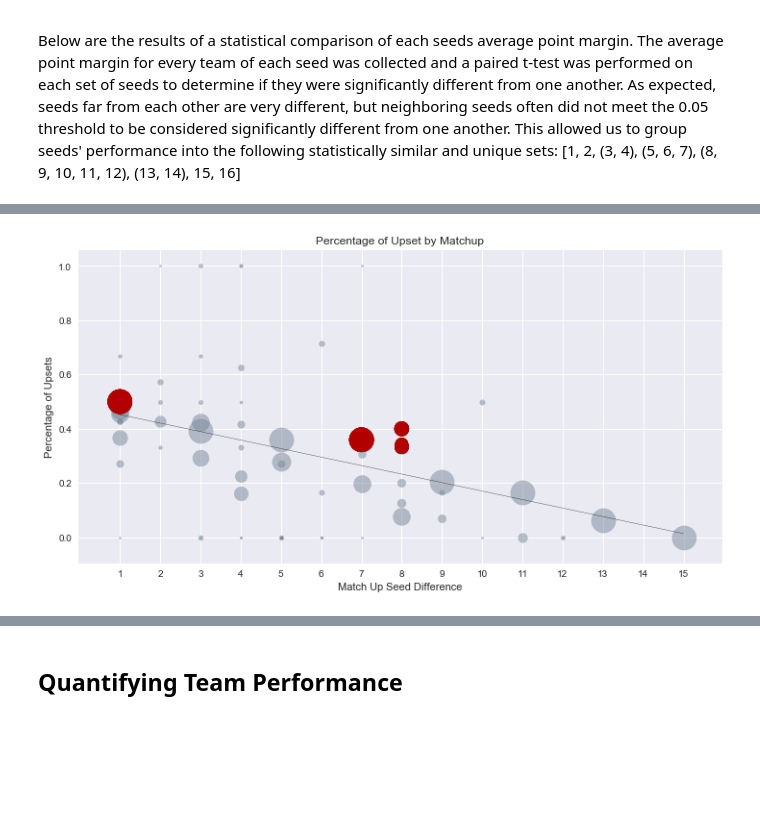
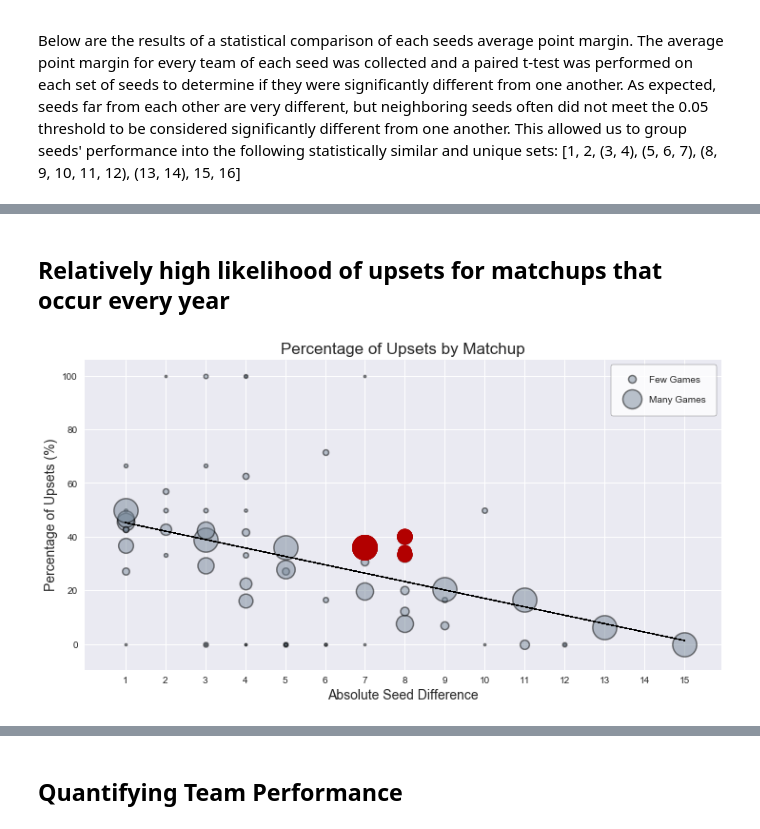
Before and after one commit to mmclaughlin87/march-madness-historical-perfomance, a Jupyter notebook: march_madness_analysis.ipynb, the cells around one changed output, grey strips where cells are left out. Saved outputs shown, nothing was run; the diff lists cells and outputs as text; code cells hidden in the pictures; blank space fills up the shorter version.

```diff
--- a/march_madness_analysis.ipynb
+++ b/march_madness_analysis.ipynb
@@ -370,10 +302,8 @@ last_year = 2016
 total_years = last_year - first_year
 upsets_df['games_per_year'] = upsets_df['total_games'] / total_years
 # %%
-##############################################################################################################
-# add bubble outlines
-##############################################################################################################
-
+## Function to create scatter plot comparing percentage of upset
+## and absolute seed difference for all matchup and seed differences
 def plot_all_matchups_best_fit(upsets_df, under_dog_df):
     plt.figure(figsize=(12,6))
     matchup_list = list(set(upsets_df['matchup']))
@@ -381,36 +311,41 @@ def plot_all_matchups_best_fit(upsets_df, under_dog_df):
         matchup = matchup_list[i]
         matchup_df = upsets_df[upsets_df['matchup'] == matchup]
         plt.scatter(matchup_df['abs_seed_diff'], matchup_df['upset_perc'],
-                    s=5*matchup_df['total_games'], c='#778899', alpha=0.5)  #484848
+                    s=matchup_df['total_games'] * 5, c='#778899',
+                    alpha=0.5, edgecolors='black', linewidth=1.5)
     plt.plot(under_dog_df['abs_seed_diff'], under_dog_df['best_fit'],
-         linewidth = .3, color = 'black')  #B20000
+             linewidth = .5, color = 'black')
     tick_loc = range(1,16)
     plt.xticks(tick_loc)
-    plt.title('Percentage of Upset by Matchup')
-    plt.xlabel('Match Up Seed Difference')
-    plt.ylabel('Percentage of Upsets')
+    plt.title('Percentage of Upsets by Matchup', fontsize=17)
+    plt.xlabel('Absolute Seed Difference', fontsize=14)
+    plt.ylabel('Percentage of Upsets (%)', fontsize=14)
+
+    legend_data_1, = plt.plot([],[], 'or', markersize = 8, c='#778899', alpha=.5,
+                              markeredgecolor = 'black', markeredgewidth =1.5)
+    legend_data_2, = plt.plot([],[], 'or', markersize = 20, c='#778899', alpha=.5,
+                              markeredgecolor = 'black', markeredgewidth =1.5)
+
+    plt.legend([legend_data_1, legend_data_2],
+               ['Few Games', 'Many Games'],
+               ncol=1, frameon=True, labelspacing = 1.2, borderpad = 1.2,
+               handlelength=2, facecolor = 'white', edgecolor='#181818')
 # %%
+## Function to create scatter plot comparing percentage of upset
+## and absolute seed difference to highlight certain seed matchups
 def plot_subset_matchups(subset_df, bottom_top_flag, num_matchups, color, marker):
     subset_df['adjusted_upset_perc'] = subset_df['upset_perc'] - subset_df['best_fit']
     subset_df.sort_values('adjusted_upset_perc', ascending=False, inplace=True)
     if bottom_top_flag == 'top':
         plot_df = subset_df.head(num_matchups)
         plot_df = plot_df[plot_df['adjusted_upset_perc'] > 0]
-        if len(plot_df) == 0:
-            print(f'No matchup(s) fit the stated criteria')
-        elif len(plot_df) < num_matchups:
-            print(f'Only {len(plot_df)} matchup(s) fit the stated criteria')
     elif bottom_top_flag == 'bottom':
         plot_df = subset_df.bottom(num_matchups)
         plot_df = plot_df[plot_df['adjusted_upset_perc'] < 0]
-        if len(plot_df) == 0:
-            print(f'No matchup(s) fit the stated criteria')
-        elif len(plot_df) < num_matchups:
-            print(f'Only {len(plot_df)} matchup(s) fit the stated criteria')
     matchup_list = list(set(plot_df['matchup']))
     for i in range(len(matchup_list)):
         matchup = matchup_list[i]
         matchup_df = plot_df[plot_df['matchup'] == matchup]
         plt.scatter(plot_df['abs_seed_diff'], plot_df['upset_perc'],
-                    s=5*plot_df['total_games'], c=color,
-                    marker = marker)
+                    s=plot_df['total_games'] * 5, c=color,
+                    marker = marker, edgecolors=color, linewidth=1.5)
@@ -424,7 +379,9 @@ plt.show()
+# %% [markdown]
+## Relatively high likelihood of upsets for matchups that occur every year
 # %%
 yearly_df = upsets_df[upsets_df['games_per_year'] >= 1].copy()
 plot_all_matchups_best_fit(upsets_df, under_dog_df)
-plot_subset_matchups(yearly_df, 'top', 5, '#B20000', 'o')
+plot_subset_matchups(yearly_df, 'top', 4, '#B20000', 'o')
 plt.show()
 # %% [output]
-[figure, old version]
+[figure, new version]
```
Also changed, not shown: parts of 11 cells of this notebook, 3 other files.
